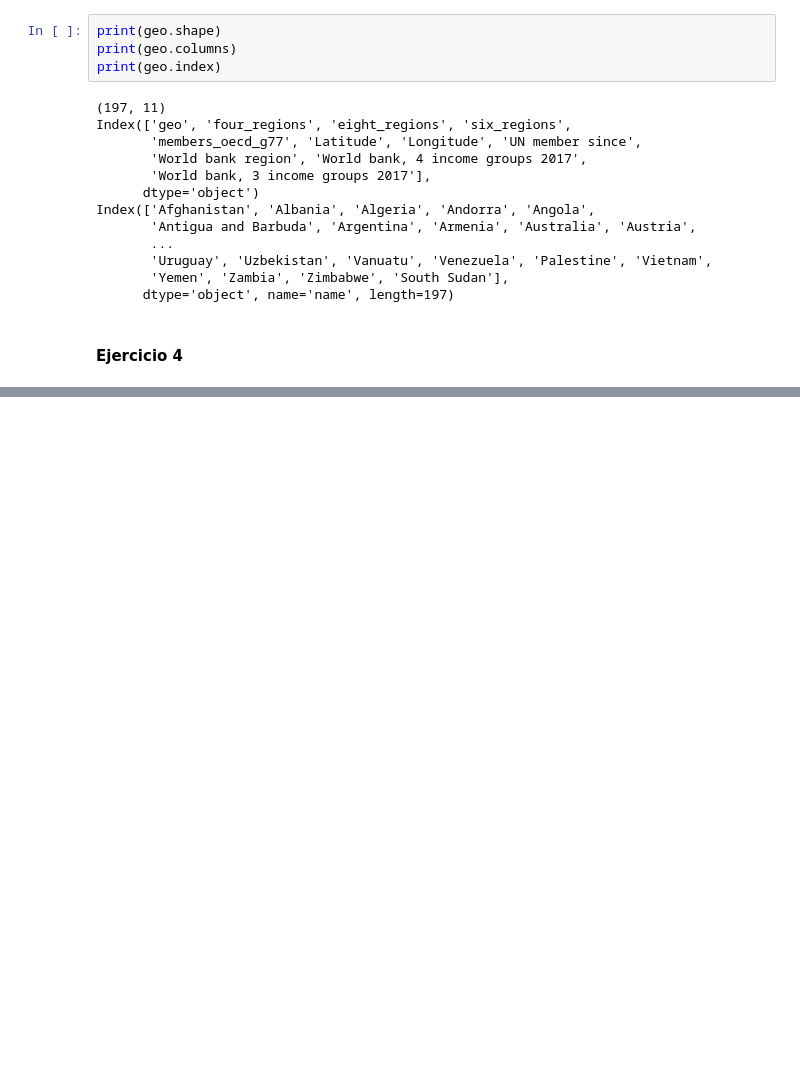
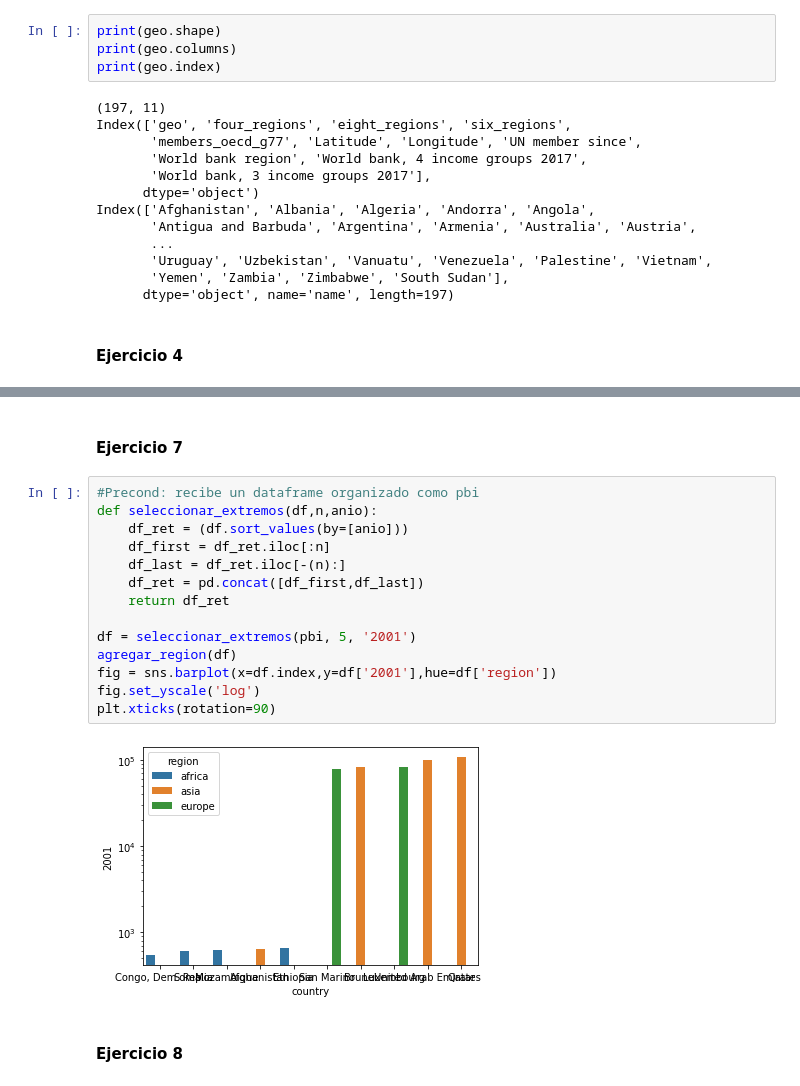
Before and after one commit to makobot-sh/exactas_programa_2, a Jupyter notebook: 02_20200818/clase_02.ipynb, the cells around one changed output, grey strips where cells are left out. Saved outputs shown, nothing was run; the diff lists cells and outputs as text; blank space fills up the shorter version.

```diff
--- a/02_20200818/clase_02.ipynb
+++ b/02_20200818/clase_02.ipynb
@@ -117,0 +146,20 @@ europe      46    46    46    46    46    46    46    46    46    46
+# %% [markdown]
+#### Ejercicio 7
+# %%
+#Precond: recibe un dataframe organizado como pbi
+def seleccionar_extremos(df,n,anio):
+    df_ret = (df.sort_values(by=[anio]))
+    df_first = df_ret.iloc[:n]
+    df_last = df_ret.iloc[-(n):]
+    df_ret = pd.concat([df_first,df_last])
+    return df_ret
+
+df = seleccionar_extremos(pbi, 5, '2001')
+agregar_region(df)
+fig = sns.barplot(x=df.index,y=df['2001'],hue=df['region'])
+fig.set_yscale('log')
+plt.xticks(rotation=90)
+# %% [output]
+[figure, added]
+# %% [markdown]
+#### Ejercicio 8
```
Also changed, not shown: parts of 5 cells of this notebook.
